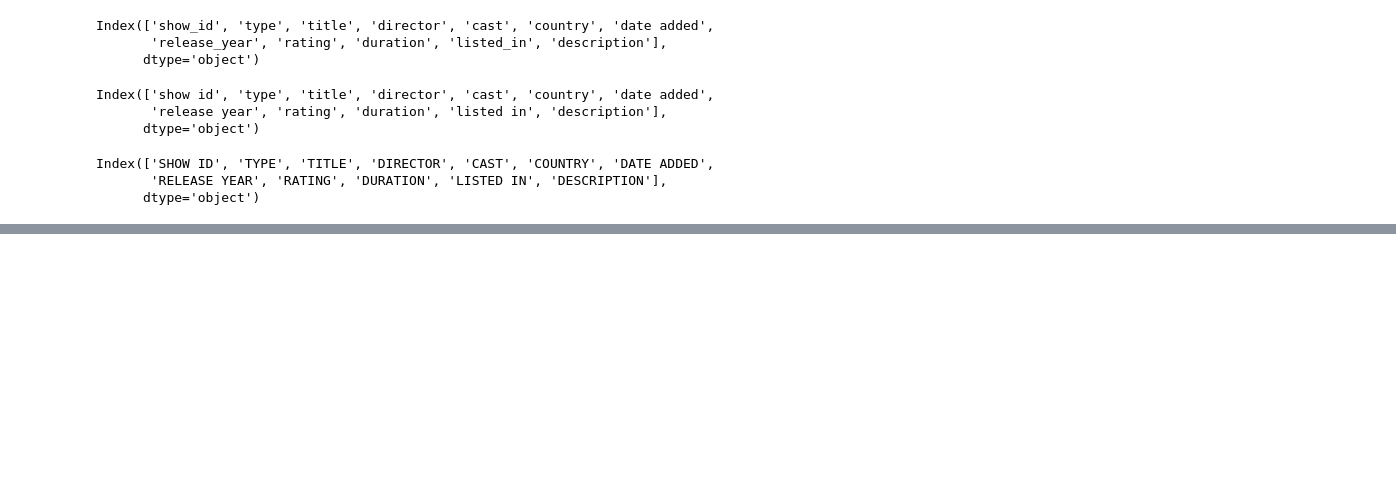
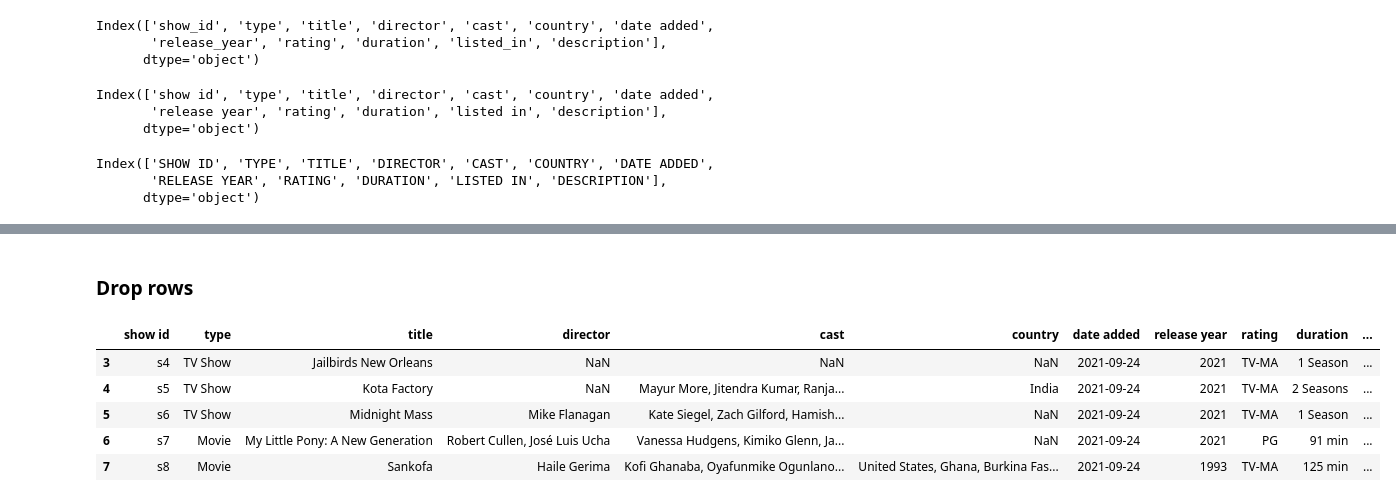
Before and after one commit to MariaRosi/Pandas, a Jupyter notebook: Netflix Data Analysis/pandas_examples.ipynb, the cells around one changed output, grey strips where cells are left out. Saved outputs shown, nothing was run; the diff lists cells and outputs as text; code cells hidden in the pictures; blank space fills up the shorter version.

```diff
--- a/Netflix Data Analysis/pandas_examples.ipynb
+++ b/Netflix Data Analysis/pandas_examples.ipynb
@@ -112,0 +167,12 @@ Index(['SHOW ID', 'TYPE', 'TITLE', 'DIRECTOR', 'CAST', 'COUNTRY', 'DATE ADDED',
+# %% [markdown]
+### Drop rows
+# %%
+# inplace=True is needed to get this removal effective on the data frame
+df.drop(index=[0,1,2]).head()
+# %% [output]
+|  | show id | type | title | director | cast | country | date added | release year | rating | duration | ... |
+| 3 | s4 | TV Show | Jailbirds New Orleans | NaN | NaN | NaN | 2021-09-24 | 2021 | TV-MA | 1 Season | ... |
+| 4 | s5 | TV Show | Kota Factory | NaN | Mayur More, Jitendra Kumar, Ranja... | India | 2021-09-24 | 2021 | TV-MA | 2 Seasons | ... |
+| 5 | s6 | TV Show | Midnight Mass | Mike Flanagan | Kate Siegel, Zach Gilford, Hamish... | NaN | 2021-09-24 | 2021 | TV-MA | 1 Season | ... |
+| 6 | s7 | Movie | My Little Pony: A New Generation | Robert Cullen, José Luis Ucha | Vanessa Hudgens, Kimiko Glenn, Ja... | NaN | 2021-09-24 | 2021 | PG | 91 min | ... |
+| 7 | s8 | Movie | Sankofa | Haile Gerima | Kofi Ghanaba, Oyafunmike Ogunlano... | United States, Ghana, Burkina Fas... | 2021-09-24 | 1993 | TV-MA | 125 min | ... |
```
Also changed, not shown: parts of 12 cells of this notebook.
